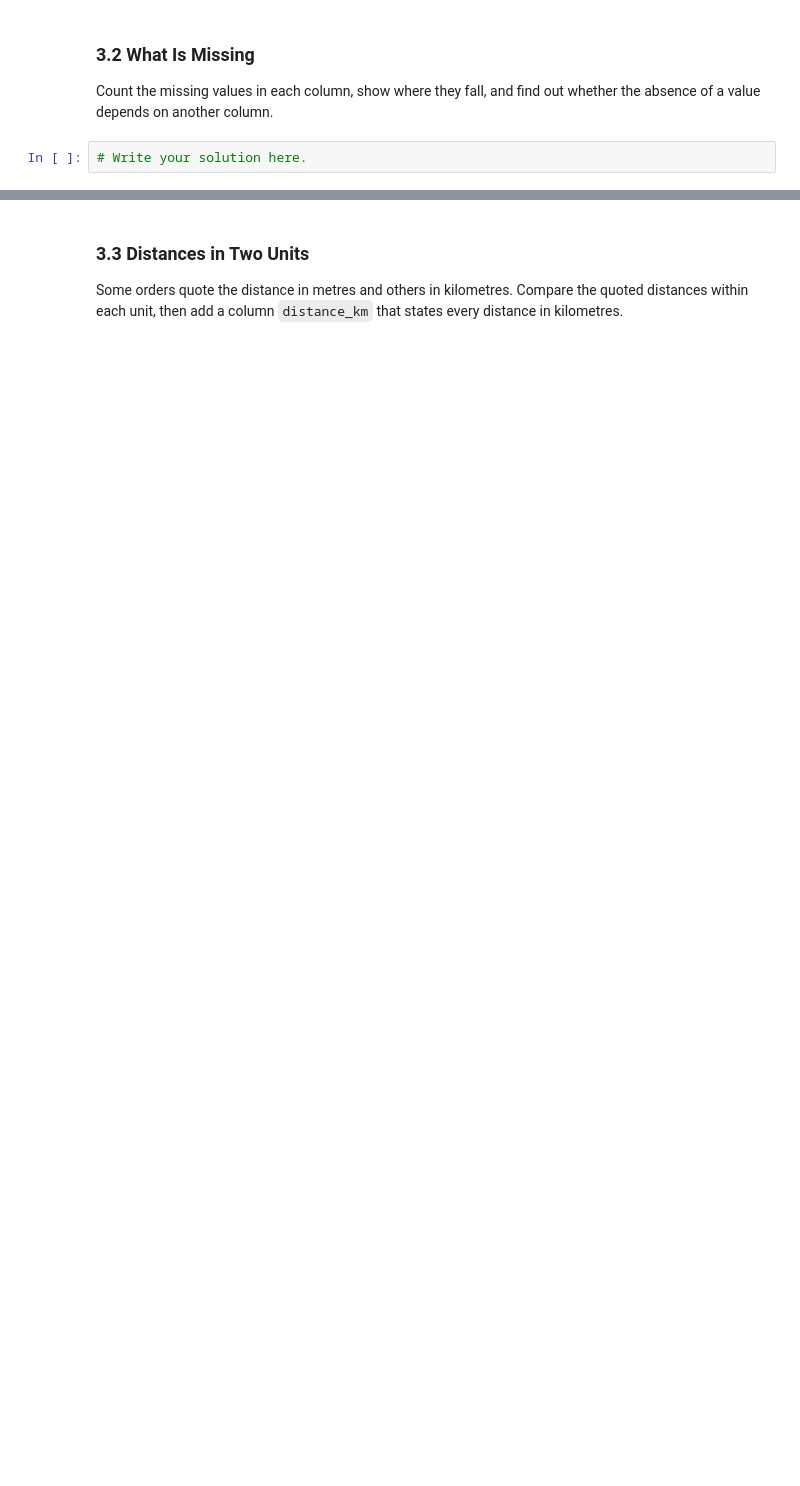
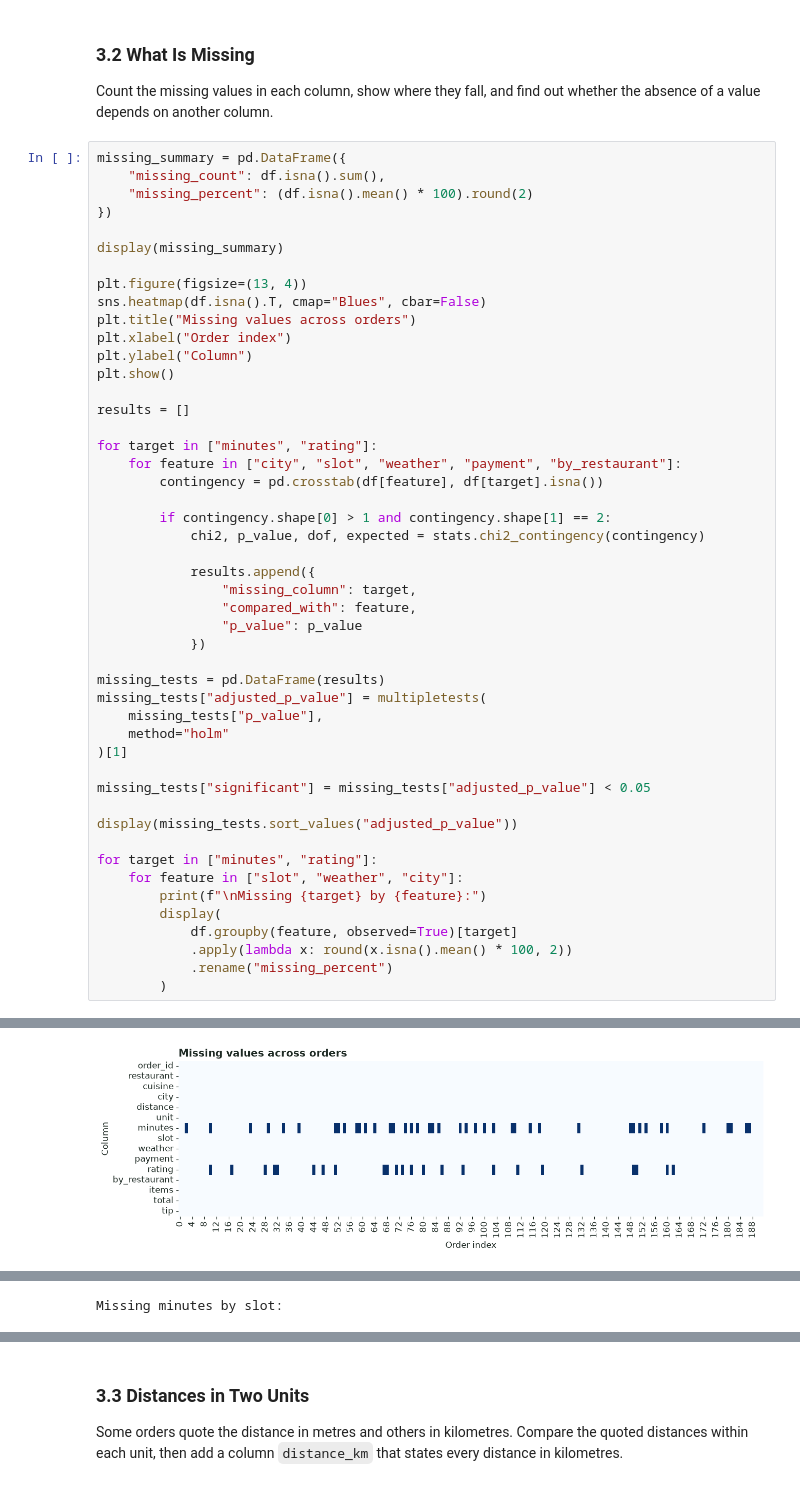
Before and after one commit to andrejgruevski/data-science, a Jupyter notebook: labs/02-food-delivery/notebook.ipynb, the cells around one changed output, grey strips where cells are left out. Drawn from its saved outputs; the diff is of its cells as text; blank space fills up the shorter version.

Commit message:
Organize lab 02 and add lab 03 - Online Orders

```diff
--- a/labs/02-food-delivery/notebook.ipynb
+++ b/labs/02-food-delivery/notebook.ipynb
@@ -461,4 +497,51 @@ Give every column of `df` a type that matches what it measures. The slots have a
 
 Count the missing values in each column, show where they fall, and find out whether the absence of a value depends on another column.
 # %%
-# Write your solution here.
+missing_summary = pd.DataFrame({
+    "missing_count": df.isna().sum(),
+    "missing_percent": (df.isna().mean() * 100).round(2)
+})
+
+display(missing_summary)
+
+plt.figure(figsize=(13, 4))
+sns.heatmap(df.isna().T, cmap="Blues", cbar=False)
+plt.title("Missing values across orders")
+plt.xlabel("Order index")
+plt.ylabel("Column")
+plt.show()
+
+results = []
+
+for target in ["minutes", "rating"]:
+    for feature in ["city", "slot", "weather", "payment", "by_restaurant"]:
+        contingency = pd.crosstab(df[feature], df[target].isna())
+
+        if contingency.shape[0] > 1 and contingency.shape[1] == 2:
+            chi2, p_value, dof, expected = stats.chi2_contingency(contingency)
+
+            results.append({
+                "missing_column": target,
+                "compared_with": feature,
+                "p_value": p_value
+            })
+
+missing_tests = pd.DataFrame(results)
+missing_tests["adjusted_p_value"] = multipletests(
+    missing_tests["p_value"],
+    method="holm"
+)[1]
+
+missing_tests["significant"] = missing_tests["adjusted_p_value"] < 0.05
+
+display(missing_tests.sort_values("adjusted_p_value"))
+
+for target in ["minutes", "rating"]:
+    for feature in ["slot", "weather", "city"]:
+        print(f"\nMissing {target} by {feature}:")
+        display(
+            df.groupby(feature, observed=True)[target]
+            .apply(lambda x: round(x.isna().mean() * 100, 2))
+            .rename("missing_percent")
+        )
+# %% [output]
@@ -464,0 +564 @@ Count the missing values in each column, show where they fall, and find out whet
+[figure, added]
@@ -464,0 +576 @@ Count the missing values in each column, show where they fall, and find out whet
+Missing minutes by slot:
```
Also changed, not shown: parts of 13 cells of this notebook, 6 other files.
